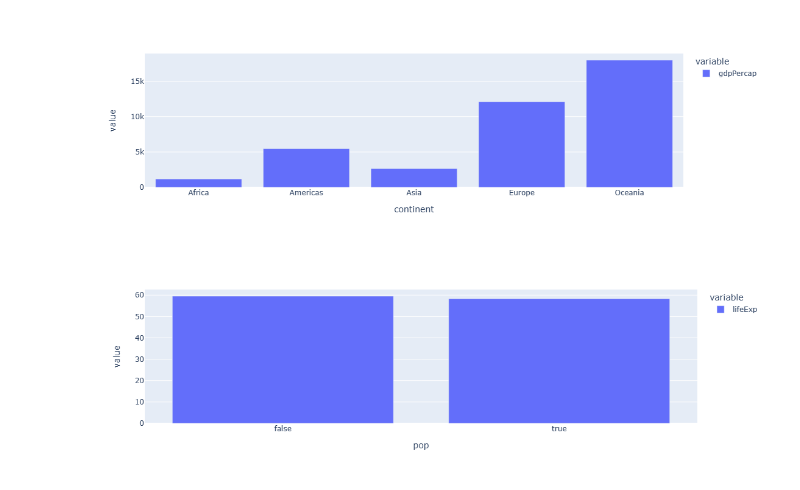
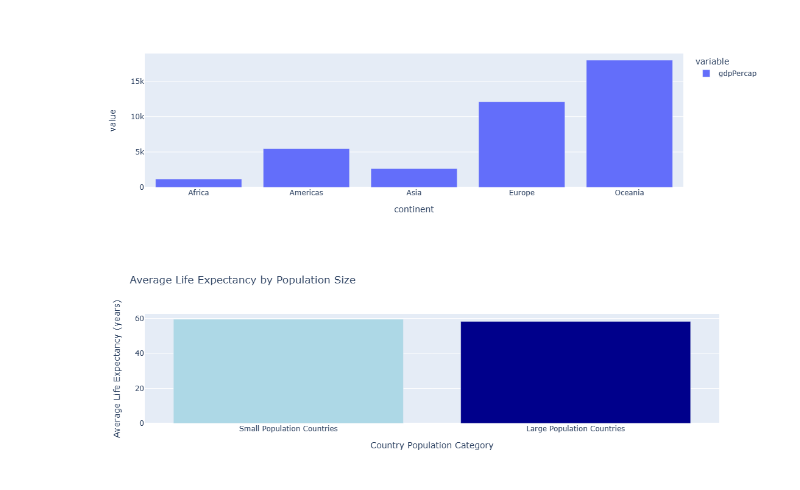
Before and after one commit to elmunoz42/python-plots, a Jupyter notebook: plot-examples.ipynb, the cells around one changed output. Drawn from its saved outputs; the diff is of its cells as text; code cells hidden in the pictures.

```diff
--- a/plot-examples.ipynb
+++ b/plot-examples.ipynb
@@ -74,8 +79,36 @@ px.bar(ans2)
 # %% [output]
 [figure]
 # %%
+# Compare life expectancy in small versus large countries
+
 # Group the data based on whether population is greater than 300,000,000
 ans4 = gapminder.groupby(gapminder['pop'] > 300_000_000)['lifeExp'].mean()
-px.bar(ans4)
+# First, let's create a DataFrame from ans4 with more descriptive labels
+df = pd.DataFrame({
+    'Population Category': ['Small Population Countries', 'Large Population Countries'],
+    'Average Life Expectancy': ans4.values
+})
+
+# Now, create the bar plot
+fig = px.bar(df,
+             x='Population Category',
+             y='Average Life Expectancy',
+             title='Average Life Expectancy by Population Size',
+             labels={'Average Life Expectancy': 'Life Expectancy (years)'},
+             color='Population Category',
+             color_discrete_map={
+                 'Small Population Countries': 'lightblue',
+                 'Large Population Countries': 'darkblue'
+             })
+
+# Customize the layout
+fig.update_layout(
+    xaxis_title='Country Population Category',
+    yaxis_title='Average Life Expectancy (years)',
+    showlegend=False
+)
+
+# Display the plot
+fig.show()
 # %% [output]
-[figure, old version]
+[figure, new version]
```
Also changed, not shown: parts of 11 cells of this notebook.
